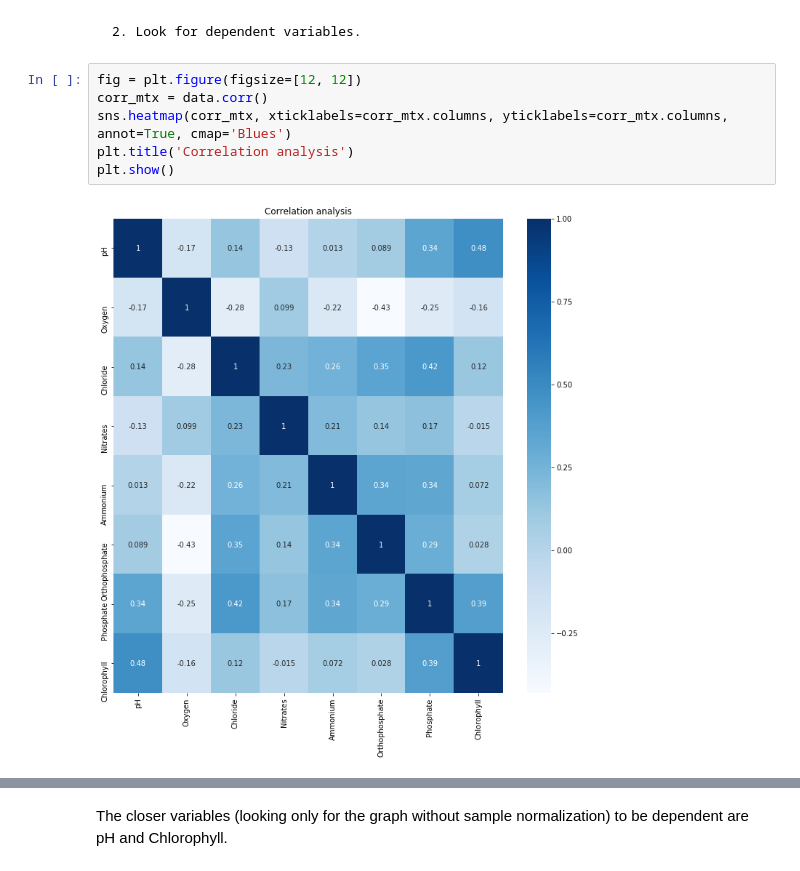
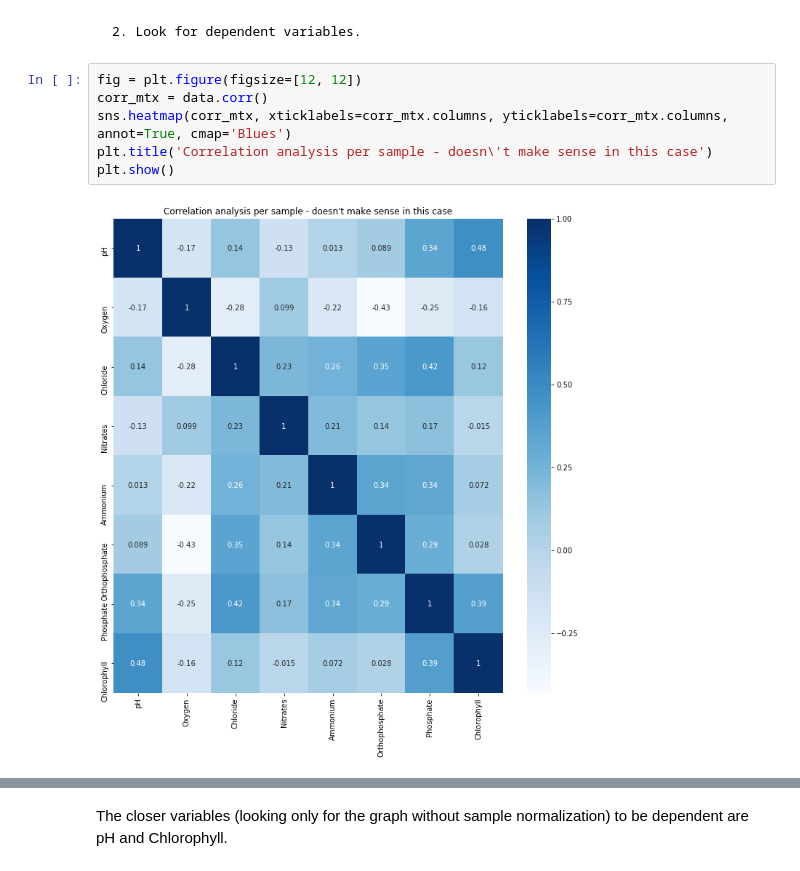
Before and after one commit to RenanNunes/Data_Science_Project_IST, a Jupyter notebook: Lab01.1_Resp.ipynb, the cells around one changed output, grey strips where cells are left out. Cells and saved outputs as stored; diff of their text form.

```diff
--- a/Lab01.1_Resp.ipynb
+++ b/Lab01.1_Resp.ipynb
@@ -116,11 +116,11 @@ plt.show()
 # %%
 fig = plt.figure(figsize=[12, 12])
 corr_mtx = data.corr()
 sns.heatmap(corr_mtx, xticklabels=corr_mtx.columns, yticklabels=corr_mtx.columns, annot=True, cmap='Blues')
-plt.title('Correlation analysis')
+plt.title('Correlation analysis per sample - doesn\'t make sense in this case')
 plt.show()
 # %% [output]
-[figure, old version]
+[figure, new version]
 # %%
 numeric_data = data.select_dtypes(include='number')
 
```
Also changed, not shown: parts of 4 cells of this notebook, 1 other file.
